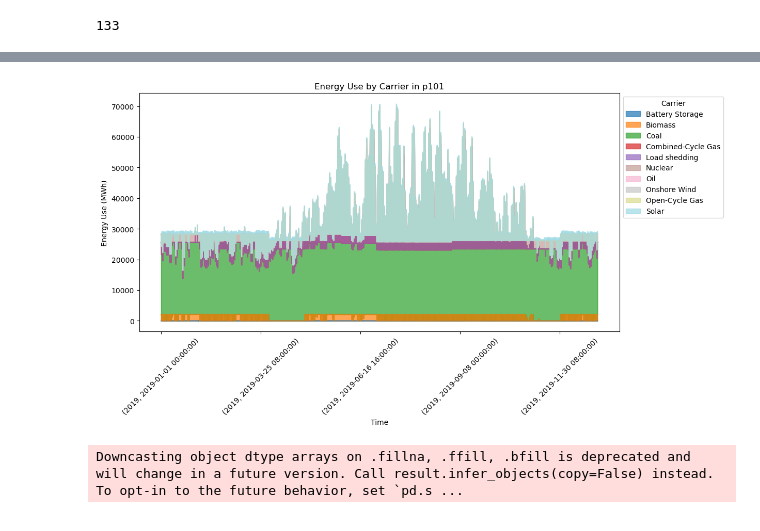
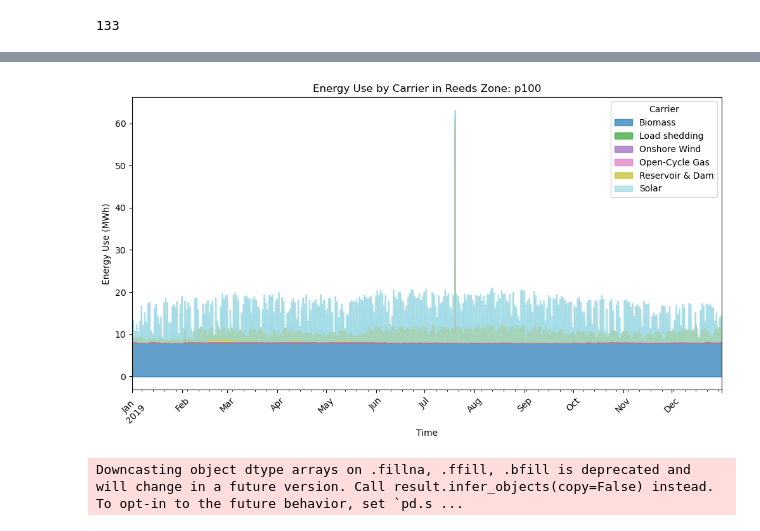
Before and after one commit to af3913/pypsa-usa, a Jupyter notebook: workflow/pypsa-usa_technical_appendix.ipynb, the cells around one changed output, grey strips where cells are left out. Drawn from its saved outputs; the diff is of its cells as text; code cells hidden in the pictures.

```diff
--- a/workflow/pypsa-usa_technical_appendix.ipynb
+++ b/workflow/pypsa-usa_technical_appendix.ipynb
@@ -216,12 +234,13 @@ def add_zonal_features(energy_use: pd.DataFrame, buses: pd.DataFrame):
 
     energy_use_zonal = energy_use_zonal.set_index(["bus", "carrier", "reeds_zone", "reeds_ba", "interconnect"])
 
-    timestep = energy_use.columns
-    energy_use_zonal.columns = timestep
+    energy_use.columns = [timestamp[1] for timestamp in energy_use.columns]
+    energy_use.columns = pd.to_datetime(energy_use.columns)
+    energy_use_zonal.columns = energy_use.columns
 
     return energy_use_zonal
 
-
+# Apply function to get energy_use dataframe with zonal features
 energy_use_zonal = add_zonal_features(energy_use, buses)
 energy_use_zonal.head()
 # %% [output]
@@ -264,25 +321,25 @@ plot_energy_use_by_carrier(energy_use_zonal, "Eastern")
 # %%
-def plot_energy_use_by_carrier_zone(energy_use_reset: pd.DataFrame, reeds_zone: str):
+def plot_energy_use_by_carrier_zone(energy_use_zonal: pd.DataFrame, reeds_zone: str):
     """
     Plots energy use by carrier for a given reeds zone.
     """
     # Select data for reeds zone
-    data = energy_use_reset.loc(axis=0)[:, :, reeds_zone, :, :].groupby(["carrier"]).sum().T
+    data = energy_use_zonal.loc(axis=0)[:, :, reeds_zone, :, :].groupby(["carrier"]).sum().T
 
     # Plot data
     fig, ax = plt.subplots(figsize=(12, 6))
     data.plot.area(ax=ax, cmap="tab20", alpha=0.7)
-    ax.set_title(f"Energy Use by Carrier in {reeds_zone}")
+    ax.set_title(f"Energy Use by Carrier in Reeds Zone: {reeds_zone}")
     ax.set_xlabel("Time")
     ax.set_ylabel("Energy Use (MWh)")
     ax.legend(title="Carrier", bbox_to_anchor=(1, 1))
     plt.xticks(rotation=45)
     plt.show()
 
 # Plot energy use by carrier for the Eastern reeds zone
-plot_energy_use_by_carrier_zone(energy_use_reset, "p101")
+plot_energy_use_by_carrier_zone(energy_use_zonal, "p100")
 # %% [output]
-[figure, old version]
+[figure, new version]
 # %%
 # Get energy timeseries production
 from summary import get_energy_timeseries
```
Also changed, not shown: parts of 7 cells of this notebook.
